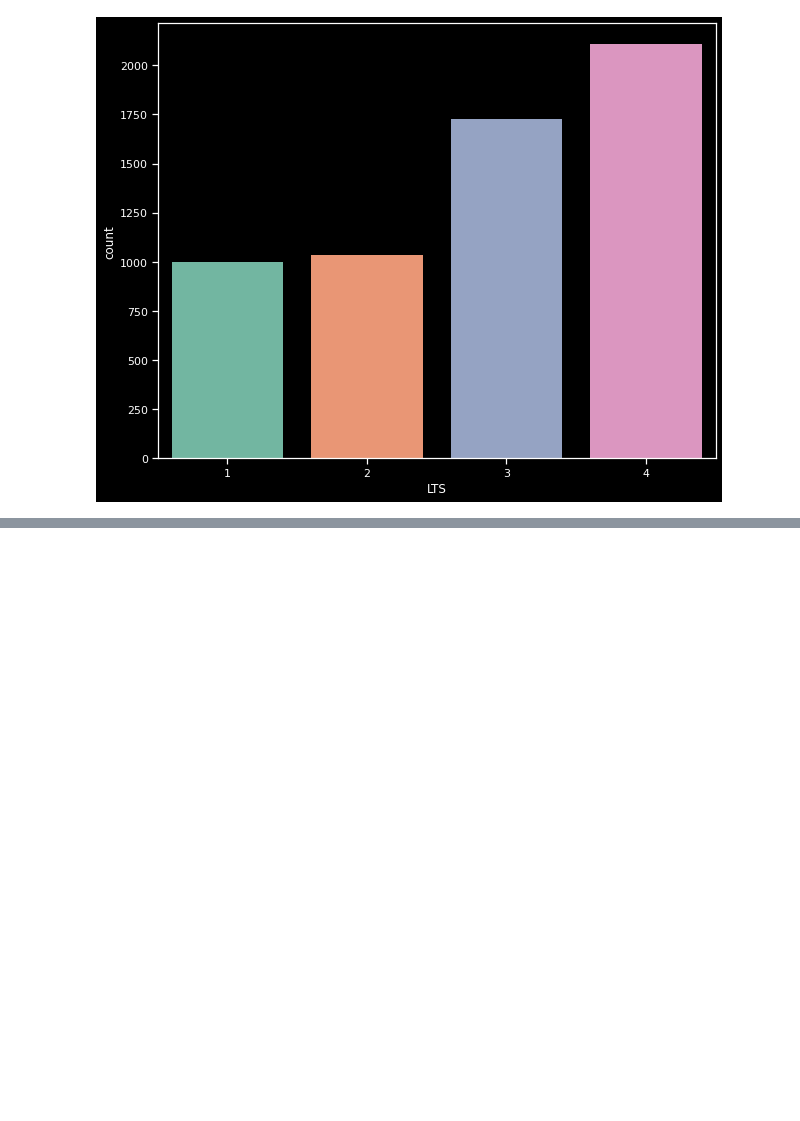
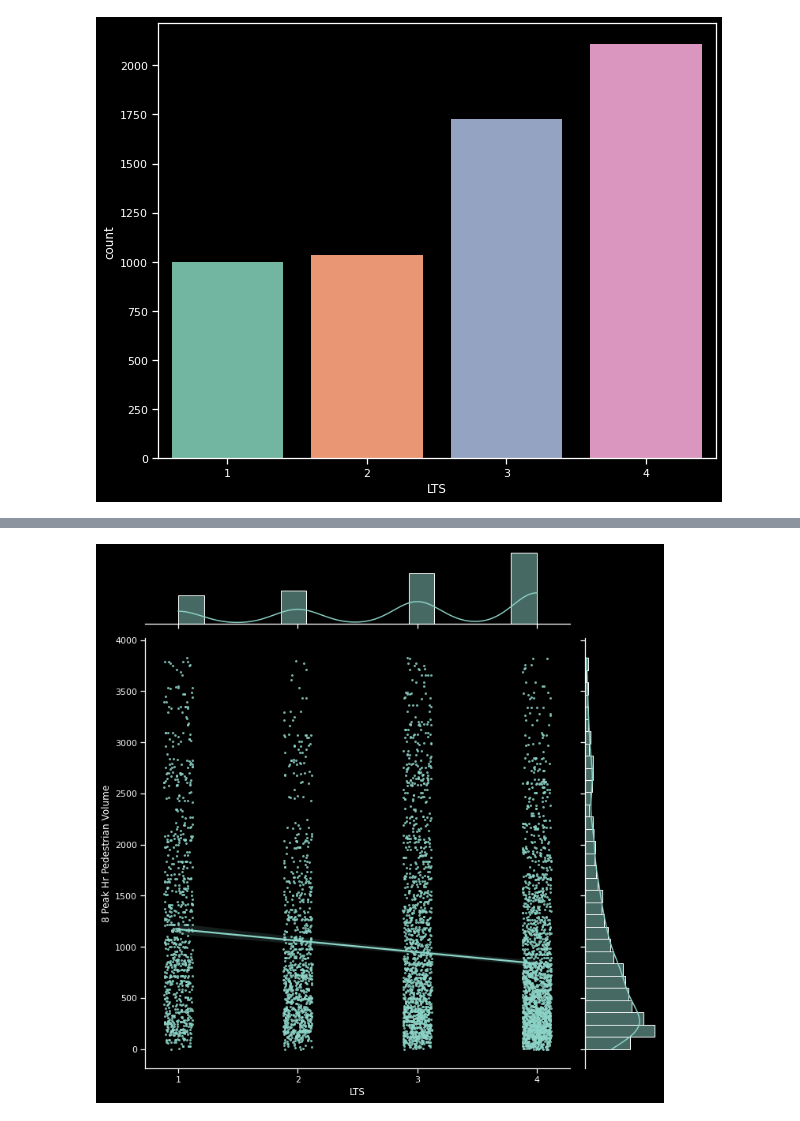
Before and after one commit to KeaganHRankin/Cycle-Classifier, a Jupyter notebook: edanalysis/eda_intersection_volume.ipynb, the cells around one changed output, grey strips where cells are left out. Saved outputs shown, nothing was run; the diff lists cells and outputs as text; code cells hidden in the pictures; blank space fills up the shorter version.

```diff
--- a/edanalysis/eda_intersection_volume.ipynb
+++ b/edanalysis/eda_intersection_volume.ipynb
@@ -389,0 +403,13 @@ plt.show()
+# %%
+# Remove the outliers for the pedestrian plot
+datap = lts_intersections_avg[(lts_intersections_avg['index_left'].notnull()) &
+                              (lts_intersections_avg['8 Peak Hr Pedestrian Volume'] < 3827.5)]
+
+ax = sns.jointplot(data=datap,
+                   x='LTS', y='8 Peak Hr Pedestrian Volume',
+                   kind='reg', scatter_kws={"s": 4}, height=10, x_jitter=0.12)
+
+ax.ax_joint.set_xticks([1, 2, 3, 4])
+plt.show()
+# %% [output]
+[figure, added]
```
Also changed, not shown: parts of 5 cells of this notebook.
